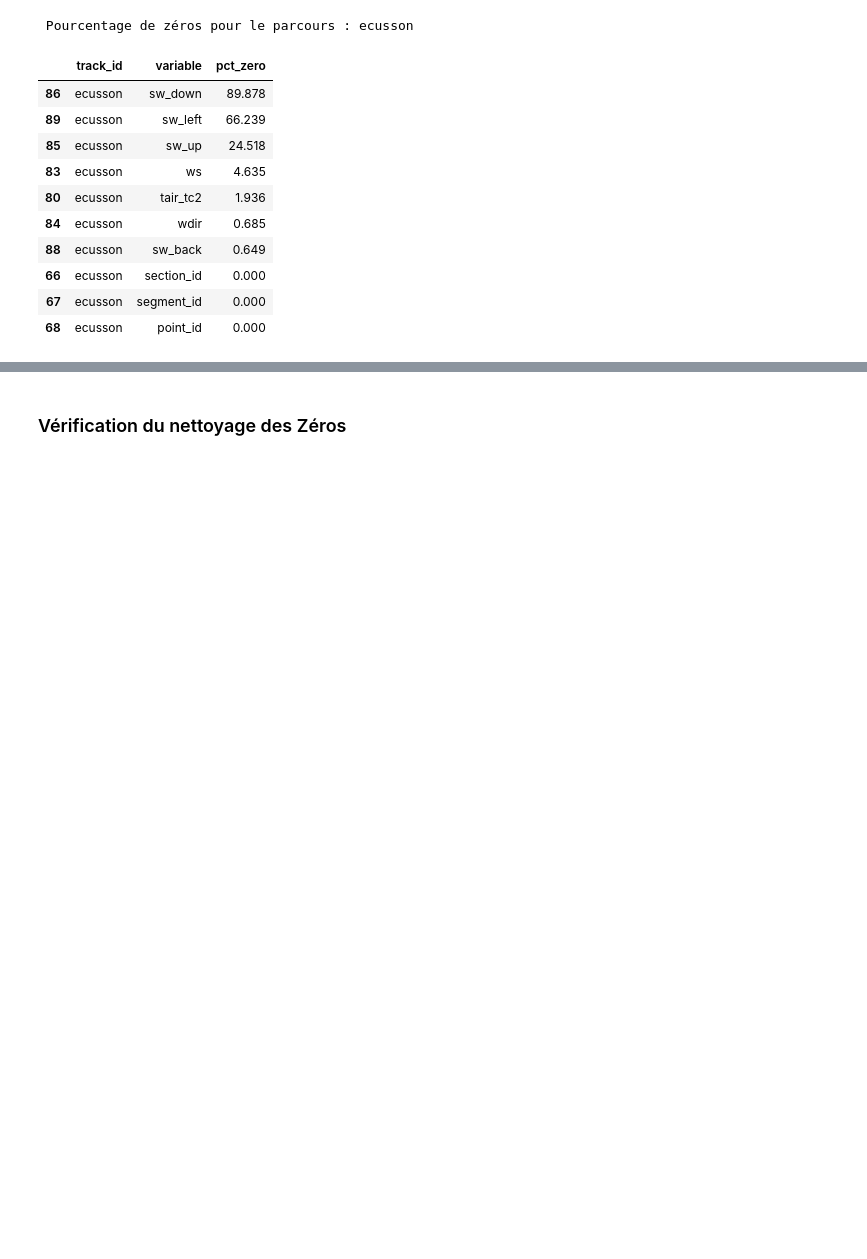
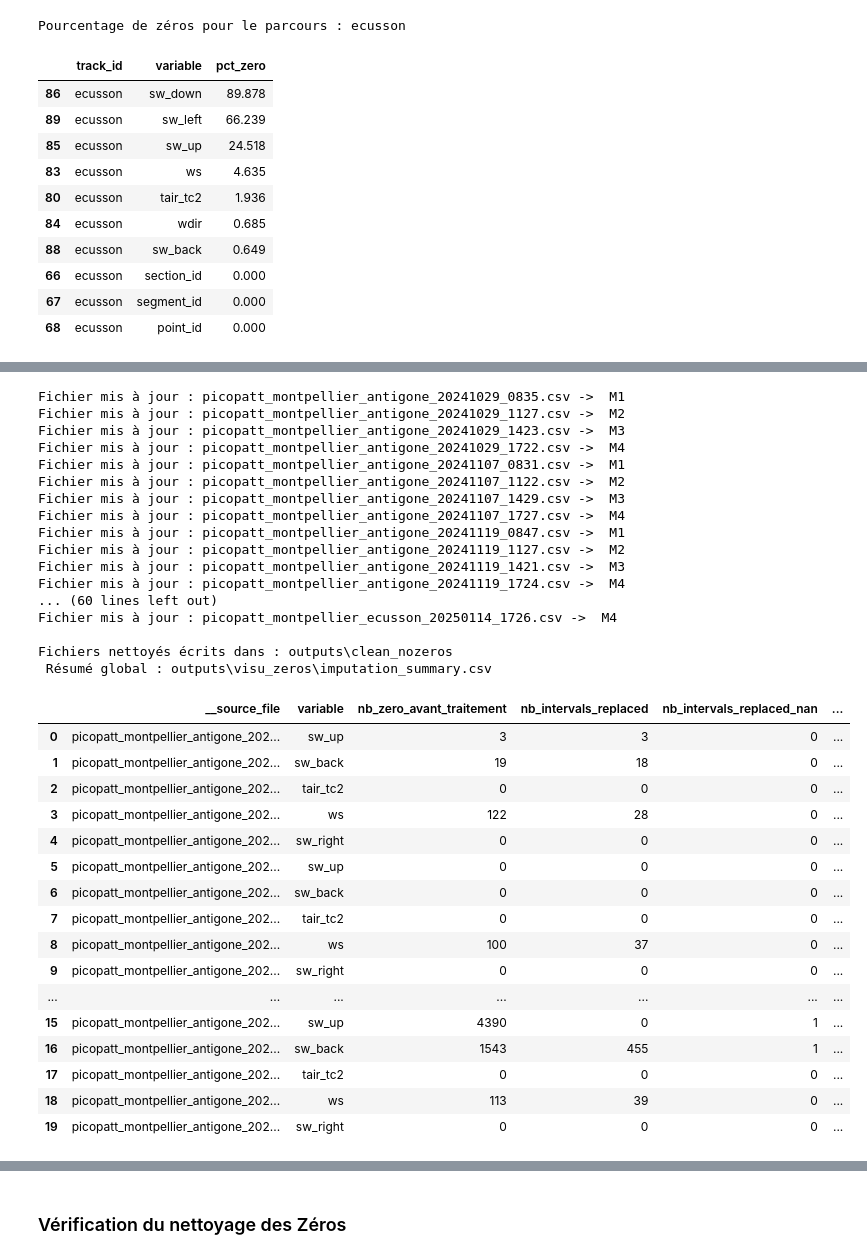
Before and after one commit to bouyaka34/TER-Picopatt, a Jupyter notebook: NoZero.ipynb, the cells around one changed output, grey strips where cells are left out. Cells and saved outputs as stored; diff of their text form; code cells hidden in the pictures; blank space fills up the shorter version.

```diff
--- a/NoZero.ipynb
+++ b/NoZero.ipynb
@@ -774,0 +524,67 @@ ws                   4208          17              13724           294
+# %%
+# Boucle globale : traitement de tous les fichiers
+all_summ = []
+
+for src, df_file in raw.groupby("__source_file", sort=False):
+    #  Nettoyage et imputation des zéros
+    df_clean, summ = process_file_block(df_file, vars_to_impute=VARS_TO_IMPUTE, max_run=MAX_RUN)
+    all_summ.extend(summ)
+
+    #  Attribution du M_slot (pour l’hiver)
+    mslot = fc.assign_mslot_from_filename_winter(src)
+    df_clean["M_slot"] = mslot
+
+    # Sauvegarde ( on écrase toujours pour forcer la mise à jour du M_slot)
+    out_path = CLEAN_DIR / src
+    df_clean.to_csv(out_path, index=False)
+    print(f"Fichier mis à jour : {out_path.name} ->  {mslot}")
+
+# Export du résumé global
+summary_df = pd.DataFrame(all_summ)
+summary_path = VZERO / "imputation_summary.csv"
+summary_df.to_csv(summary_path, index=False)
+
+#  Synthèse rapide
+print(f"\nFichiers nettoyés écrits dans : {CLEAN_DIR}")
+print(f" Résumé global : {summary_path}\n")
+
+display(summary_df.head(20))
+
+# Vue d'ensemble par variable
+print("Résumé global des imputations par variable :")
+print(summary_df.groupby("variable")[["nb_intervals_replaced", "nb_intervals_replaced_nan", "nb_points_replaced", "nb_points_replaced_nan"]].sum())
+# %% [output]
+Fichier mis à jour : picopatt_montpellier_antigone_20241029_0835.csv ->  M1
+Fichier mis à jour : picopatt_montpellier_antigone_20241029_1127.csv ->  M2
+Fichier mis à jour : picopatt_montpellier_antigone_20241029_1423.csv ->  M3
+Fichier mis à jour : picopatt_montpellier_antigone_20241029_1722.csv ->  M4
+Fichier mis à jour : picopatt_montpellier_antigone_20241107_0831.csv ->  M1
+Fichier mis à jour : picopatt_montpellier_antigone_20241107_1122.csv ->  M2
+Fichier mis à jour : picopatt_montpellier_antigone_20241107_1429.csv ->  M3
+Fichier mis à jour : picopatt_montpellier_antigone_20241107_1727.csv ->  M4
+Fichier mis à jour : picopatt_montpellier_antigone_20241119_0847.csv ->  M1
+Fichier mis à jour : picopatt_montpellier_antigone_20241119_1127.csv ->  M2
+Fichier mis à jour : picopatt_montpellier_antigone_20241119_1421.csv ->  M3
+Fichier mis à jour : picopatt_montpellier_antigone_20241119_1724.csv ->  M4
+... (60 lines left out)
+Fichier mis à jour : picopatt_montpellier_ecusson_20250114_1726.csv ->  M4
+
+Fichiers nettoyés écrits dans : outputs\clean_nozeros
+ Résumé global : outputs\visu_zeros\imputation_summary.csv
+|  | __source_file | variable | nb_zero_avant_traitement | nb_intervals_replaced | nb_intervals_replaced_nan | ... |
+| 0 | picopatt_montpellier_antigone_202... | sw_up | 3 | 3 | 0 | ... |
+| 1 | picopatt_montpellier_antigone_202... | sw_back | 19 | 18 | 0 | ... |
+| 2 | picopatt_montpellier_antigone_202... | tair_tc2 | 0 | 0 | 0 | ... |
+| 3 | picopatt_montpellier_antigone_202... | ws | 122 | 28 | 0 | ... |
+| 4 | picopatt_montpellier_antigone_202... | sw_right | 0 | 0 | 0 | ... |
+| 5 | picopatt_montpellier_antigone_202... | sw_up | 0 | 0 | 0 | ... |
+| 6 | picopatt_montpellier_antigone_202... | sw_back | 0 | 0 | 0 | ... |
+| 7 | picopatt_montpellier_antigone_202... | tair_tc2 | 0 | 0 | 0 | ... |
+| 8 | picopatt_montpellier_antigone_202... | ws | 100 | 37 | 0 | ... |
+| 9 | picopatt_montpellier_antigone_202... | sw_right | 0 | 0 | 0 | ... |
+| ... | ... | ... | ... | ... | ... | ... |
+| 15 | picopatt_montpellier_antigone_202... | sw_up | 4390 | 0 | 1 | ... |
+| 16 | picopatt_montpellier_antigone_202... | sw_back | 1543 | 455 | 1 | ... |
+| 17 | picopatt_montpellier_antigone_202... | tair_tc2 | 0 | 0 | 0 | ... |
+| 18 | picopatt_montpellier_antigone_202... | ws | 113 | 39 | 0 | ... |
+| 19 | picopatt_montpellier_antigone_202... | sw_right | 0 | 0 | 0 | ... |
```
Also changed, not shown: parts of 24 cells of this notebook, 2 other files.
